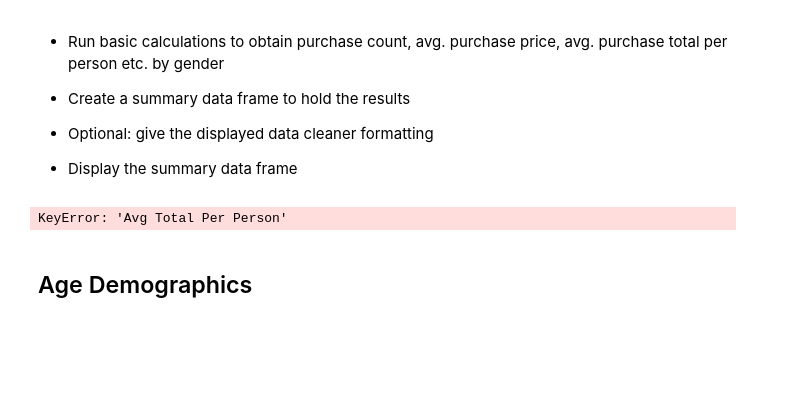
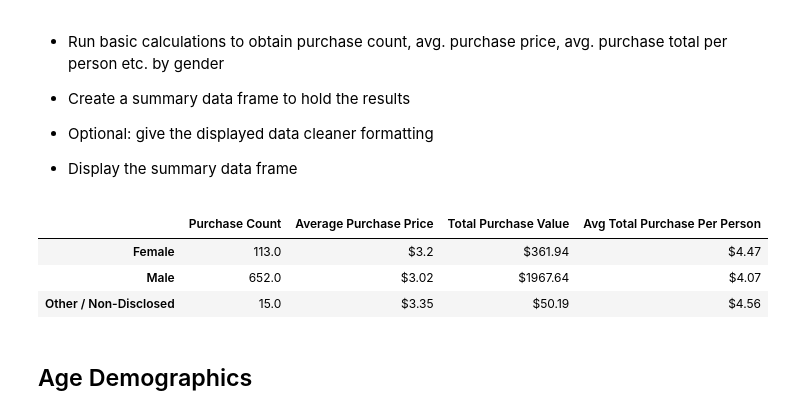
Before and after one commit to khbader101/Pandas-Challenge, a Jupyter notebook: HeroesOfPymoli/HeroesOfPymoli_starter.ipynb, the cells around one changed output. Saved outputs shown, nothing was run; the diff lists cells and outputs as text; code cells hidden in the pictures; blank space fills up the shorter version.

```diff
--- a/HeroesOfPymoli/HeroesOfPymoli_starter.ipynb
+++ b/HeroesOfPymoli/HeroesOfPymoli_starter.ipynb
@@ -111,21 +111,24 @@ summary_gender_dict
 # %%
 def apply_sign(x):
     return f"${x}"
 
 
 gender_df = purchase_data.groupby(["Gender"]).count()["Price"]
 total_purchase_price = purchase_data.groupby(["Gender"]).sum()["Price"].round(2)
 average_purchase_price = purchase_data.groupby(["Gender"]).mean()["Price"].round(2)
-average_tot_purchase = summary_price_dict["Total Purchase Value"]/gender_count.round(2)
+average_tot_purchase = (summary_price_dict["Total Purchase Value"]/gender_count).round(2)
 summary_price_dict = {"Purchase Count": gender_df, "Average Purchase Price": average_purchase_price, "Total Purchase Value": total_purchase_price, "Avg Total Purchase Per Person": average_tot_purchase}
 
 summary_price_df = pd.DataFrame.from_dict(summary_price_dict, orient='index').T
 summary_price_df['Average Purchase Price'], summary_price_df['Total Purchase Value'], summary_price_df['Avg Total Purchase Per Person'] = summary_price_df['Average Purchase Price'].apply(apply_sign),\
-                                                           summary_price_df['Total Purchase Value'].apply(apply_sign), summary_price_df['Avg Total Per Person'].apply(apply_sign)
+                                                           summary_price_df['Total Purchase Value'].apply(apply_sign), summary_price_df['Avg Total Purchase Per Person'].apply(apply_sign)
 
 summary_price_df
 # %% [output]
-KeyError: 'Avg Total Per Person'
+|  | Purchase Count | Average Purchase Price | Total Purchase Value | Avg Total Purchase Per Person |
+| Female | 113.0 | $3.2 | $361.94 | $4.47 |
+| Male | 652.0 | $3.02 | $1967.64 | $4.07 |
+| Other / Non-Disclosed | 15.0 | $3.35 | $50.19 | $4.56 |
 # %% [markdown]
 ## Age Demographics
 # %% [markdown]
```
Also changed, not shown: parts of 1 cell of this notebook.
